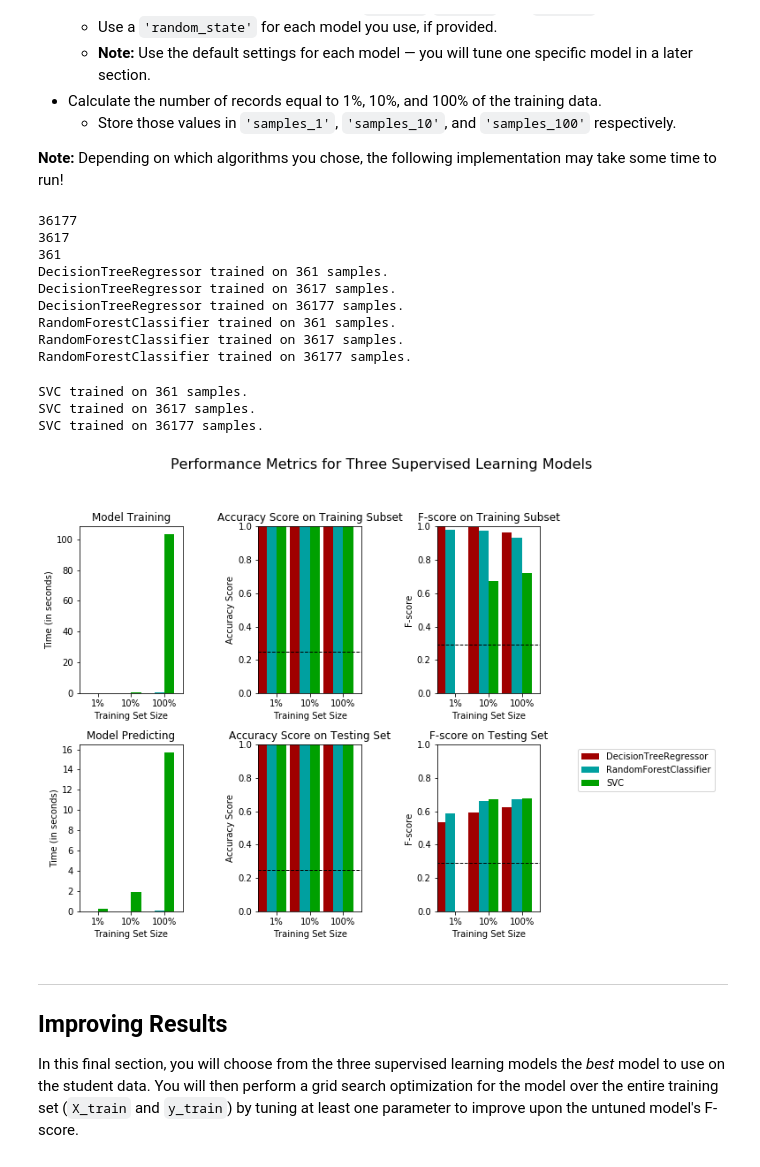
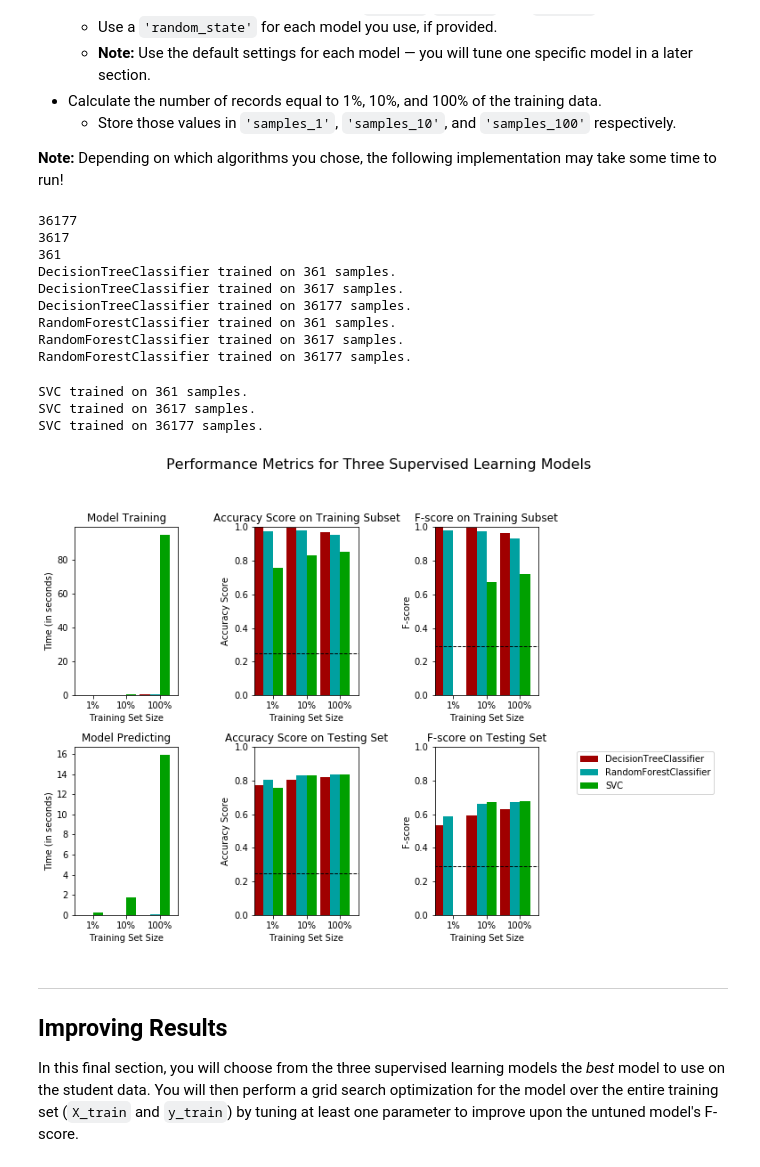
Before and after one commit to ZiyadMobarak/MLND_Projects, a Jupyter notebook: finding_donors/finding_donors.ipynb, the cells around one changed output. Cells and saved outputs as stored; diff of their text form; code cells hidden in the pictures.

```diff
--- a/finding_donors/finding_donors.ipynb
+++ b/finding_donors/finding_donors.ipynb
@@ -364,18 +365,18 @@ def train_predict(learner, sample_size, X_train, y_train, X_test, y_test):
     # TODO: Get the predictions on the test set(X_test),
     #       then get predictions on the first 300 training samples(X_train) using .predict()
     start = time() # Get start time
-    predictions_test = learner.predict(X_test).round()
-    predictions_train = learner.predict(X_train[:300]).round()
+    predictions_test = learner.predict(X_test)
+    predictions_train = learner.predict(X_train[:300])
     end = time() # Get end time
 
     # TODO: Calculate the total prediction time
     results['pred_time'] = end - start
 
     # TODO: Compute accuracy on the first 300 training samples which is y_train[:300]
-    results['acc_train'] = accuracy_score(y_train[:300], predictions_train, normalize=False)
+    results['acc_train'] = accuracy_score(y_train[:300], predictions_train)
 
     # TODO: Compute accuracy on test set using accuracy_score()
-    results['acc_test'] = accuracy_score(y_test, predictions_test, normalize=False)
+    results['acc_test'] = accuracy_score(y_test, predictions_test)
 
     # TODO: Compute F-score on the the first 300 training samples using fbeta_score()
     results['f_train'] = fbeta_score(y_train[:300], predictions_train, beta = 0.5)
@@ -401,12 +402,12 @@ In the code cell, you will need to implement the following:
 **Note:** Depending on which algorithms you chose, the following implementation may take some time to run!
 # %%
 # TODO: Import the three supervised learning models from sklearn
-from sklearn.tree import DecisionTreeRegressor
+from sklearn.tree import DecisionTreeClassifier
 from sklearn.ensemble import RandomForestClassifier
 from sklearn.svm import SVC
 
 # TODO: Initialize the three models
-clf_A = DecisionTreeRegressor(random_state = 0)
+clf_A = DecisionTreeClassifier(random_state = 0)
 clf_B = RandomForestClassifier(random_state = 0)
 clf_C = SVC(random_state = 0)
 
@@ -421,37 +422,37 @@ samples_1 = len(y_train) * 0.01
 #Convert to integers
 samples_10 = int(samples_10)
 samples_1 = int(samples_1)
 
 #Just to double-check the numbers
 print(samples_100)
 print(samples_10)
 print(samples_1)
 
 # Collect results on the learners
 results = {}
 for clf in [clf_A, clf_B, clf_C]:
     clf_name = clf.__class__.__name__
     results[clf_name] = {}
     for i, samples in enumerate([samples_1, samples_10, samples_100]):
         results[clf_name][i] = \
         train_predict(clf, samples, X_train, y_train, X_test, y_test)
 
 # Run metrics visualization for the three supervised learning models chosen
 vs.evaluate(results, accuracy, fscore)
 # %% [output]
 36177
 3617
 361
-DecisionTreeRegressor trained on 361 samples.
-DecisionTreeRegressor trained on 3617 samples.
-DecisionTreeRegressor trained on 36177 samples.
+DecisionTreeClassifier trained on 361 samples.
+DecisionTreeClassifier trained on 3617 samples.
+DecisionTreeClassifier trained on 36177 samples.
 RandomForestClassifier trained on 361 samples.
 RandomForestClassifier trained on 3617 samples.
 RandomForestClassifier trained on 36177 samples.
 SVC trained on 361 samples.
 SVC trained on 3617 samples.
 SVC trained on 36177 samples.
-[figure, old version]
+[figure, new version]
 # %% [markdown]
 ----
 ## Improving Results
```
Also changed, not shown: parts of 5 cells of this notebook, 1 other file.
